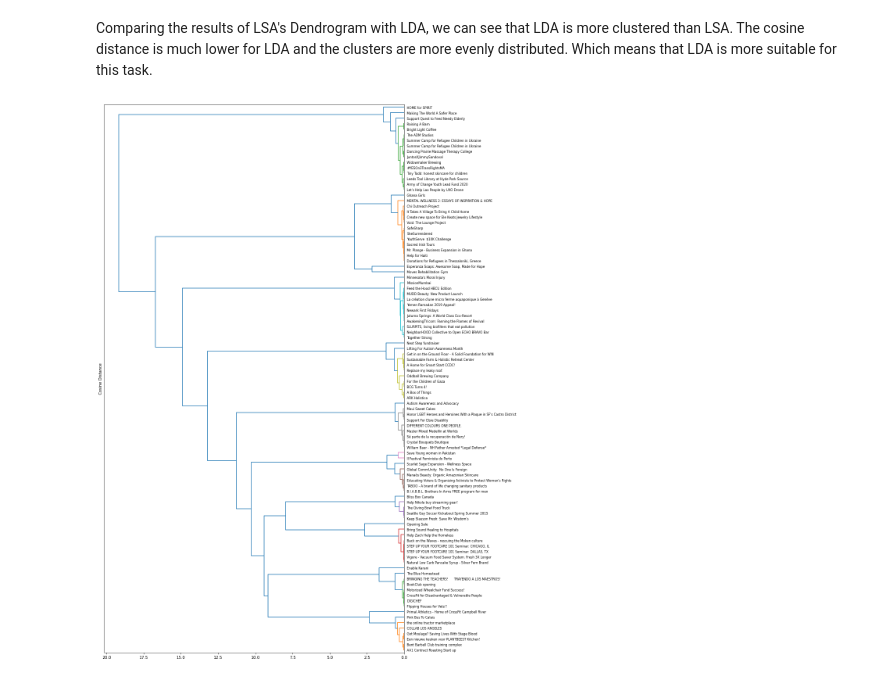
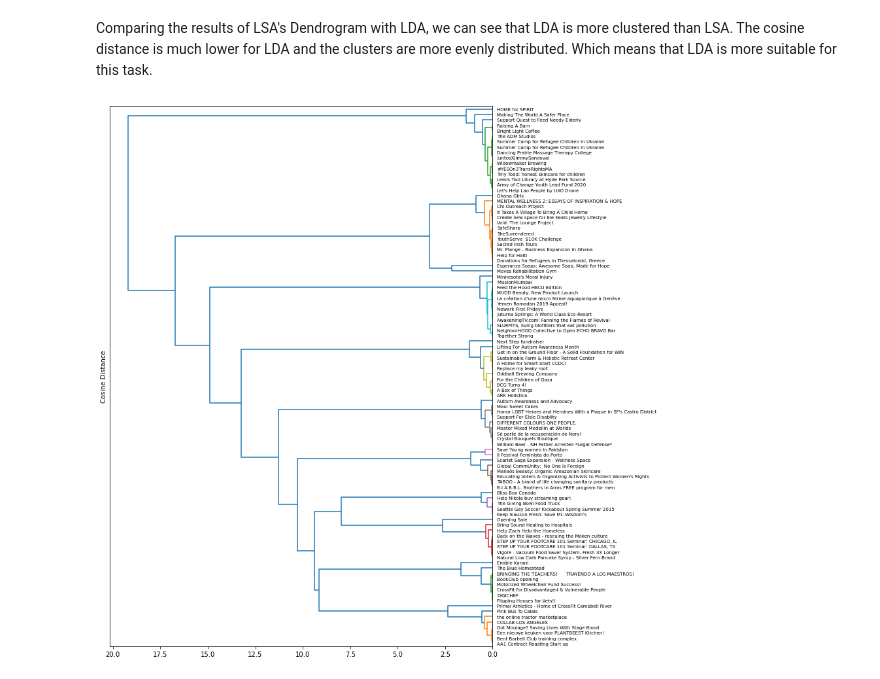
Before and after one commit to vineetver/Topic-Modeling, a Jupyter notebook: tp.ipynb, the cells around one changed output. Drawn from its saved outputs; the diff is of its cells as text; code cells hidden in the pictures.

```diff
--- a/tp.ipynb
+++ b/tp.ipynb
@@ -310,13 +299,13 @@ Comparing the results of LSA's Dendrogram with LDA, we can see that LDA is more
 # %%
 distance = 1 - cosine_similarity(model2[:100], model2[:100])
 l = linkage(distance, method='ward')
 
-fig, ax = plt.subplots(figsize=(15, 20))
-dendrogram(l, labels=df['title'][:100].values, leaf_font_size=8, color_threshold=0.5, orientation='left', distance_sort='descending')
+fig, ax = plt.subplots(figsize=(12, 12))
+dendrogram(l, labels=df['title'][:100].values, leaf_font_size=7, color_threshold=0.5, orientation='left', distance_sort='descending')
 plt.tick_params(axis='y', which='both', bottom=False, top=False, labelbottom=False)
 plt.tight_layout()
 plt.ylabel('Cosine Distance')
 
 plt.show()
 # %% [output]
-[figure, old version]
+[figure, new version]
```
Also changed, not shown: parts of 3 cells of this notebook.
